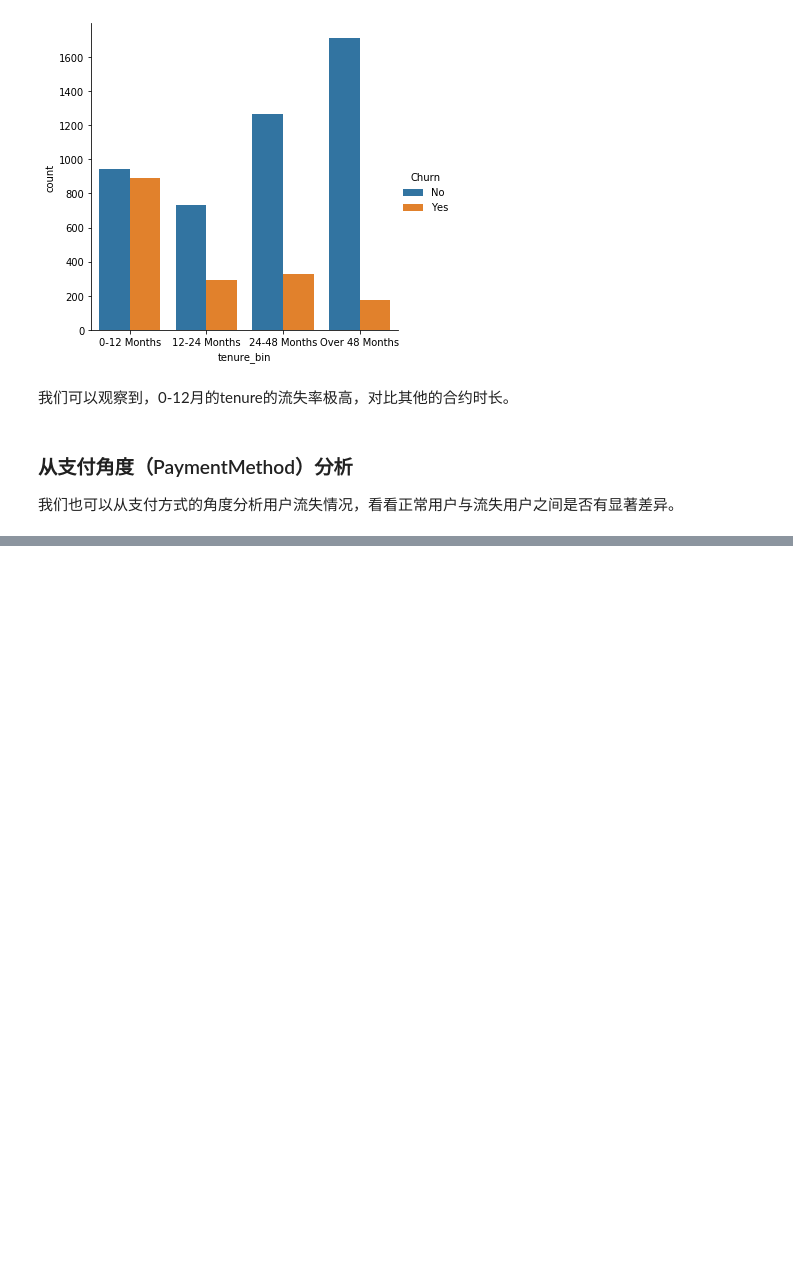
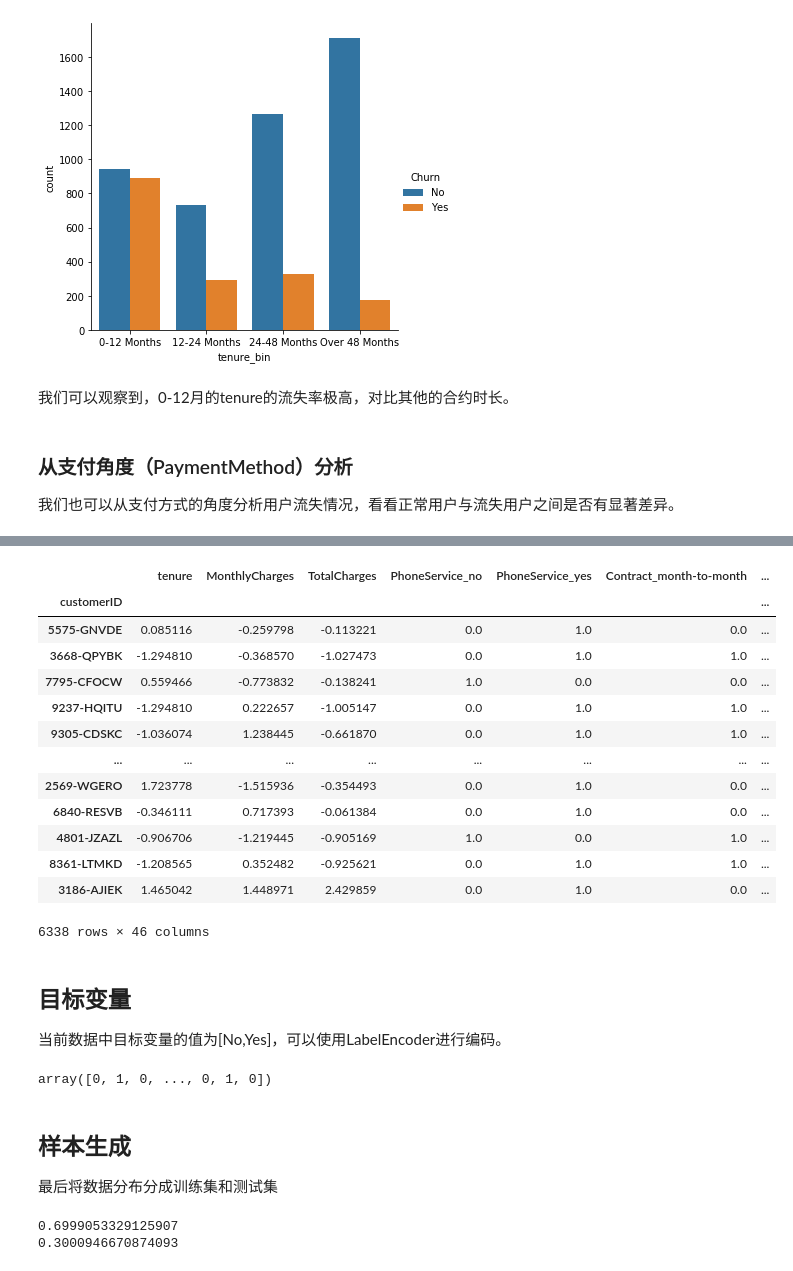
Before and after one commit to MooTong123/notebook, a Jupyter notebook: MLOps course/Chapter3_modeling.ipynb, the cells around one changed output, grey strips where cells are left out. Saved outputs shown, nothing was run; the diff lists cells and outputs as text; code cells hidden in the pictures; blank space fills up the shorter version.

```diff
--- a/MLOps course/Chapter3_modeling.ipynb
+++ b/MLOps course/Chapter3_modeling.ipynb
@@ -385,0 +527,31 @@ sns.countplot(x='PaymentMethod', hue='Churn', data=df, order)
+# %%
+from sklearn.preprocessing import StandardScaler
+
+# It makes, of course, only sense to apply scaling only to numerical values
+# Again, "fit" on train and apply/"transform" test
+train_nn=train_n.copy()
+scaler = StandardScaler()
+for i in [numerical]:
+    train_nn[i] = scaler.fit_transform(train_nn[i])
+    #test_e[i] = scaler.transform(test_e[i])
+# %%
+train_nn
+# %% [output]
+|  | tenure | MonthlyCharges | TotalCharges | PhoneService_no | PhoneService_yes | Contract_month-to-month | ... |
+| customerID |  |  |  |  |  |  | ... |
+| 5575-GNVDE | 0.085116 | -0.259798 | -0.113221 | 0.0 | 1.0 | 0.0 | ... |
+| 3668-QPYBK | -1.294810 | -0.368570 | -1.027473 | 0.0 | 1.0 | 1.0 | ... |
+| 7795-CFOCW | 0.559466 | -0.773832 | -0.138241 | 1.0 | 0.0 | 0.0 | ... |
+| 9237-HQITU | -1.294810 | 0.222657 | -1.005147 | 0.0 | 1.0 | 1.0 | ... |
+| 9305-CDSKC | -1.036074 | 1.238445 | -0.661870 | 0.0 | 1.0 | 1.0 | ... |
+| ... | ... | ... | ... | ... | ... | ... | ... |
+| 2569-WGERO | 1.723778 | -1.515936 | -0.354493 | 0.0 | 1.0 | 0.0 | ... |
+| 6840-RESVB | -0.346111 | 0.717393 | -0.061384 | 0.0 | 1.0 | 0.0 | ... |
+| 4801-JZAZL | -0.906706 | -1.219445 | -0.905169 | 1.0 | 0.0 | 1.0 | ... |
+| 8361-LTMKD | -1.208565 | 0.352482 | -0.925621 | 0.0 | 1.0 | 1.0 | ... |
+| 3186-AJIEK | 1.465042 | 1.448971 | 2.429859 | 0.0 | 1.0 | 0.0 | ... |
+6338 rows × 46 columns
+# %% [markdown]
+## 目标变量
+
+当前数据中目标变量的值为[No,Yes]，可以使用LabelEncoder进行编码。
@@ -386 +563,19 @@ sns.countplot(x='PaymentMethod', hue='Churn', data=df, order)
+# %%
+y
+# %% [output]
+array([0, 1, 0, ..., 0, 1, 0])
+# %% [markdown]
+## 样本生成
+
+最后将数据分布分成训练集和测试集
+# %%
+from sklearn.model_selection import train_test_split
+
+train_X,test_X,train_y,test_y=train_test_split(train_nn,y,test_size=0.3)
+
+print(train_X.shape[0]/train_nn.shape[0])
+print(test_X.shape[0]/train_nn.shape[0])
+# %% [output]
+0.6999053329125907
+0.3000946670874093
 # %% [markdown]
```
Also changed, not shown: parts of 20 cells of this notebook, 2 other files.
